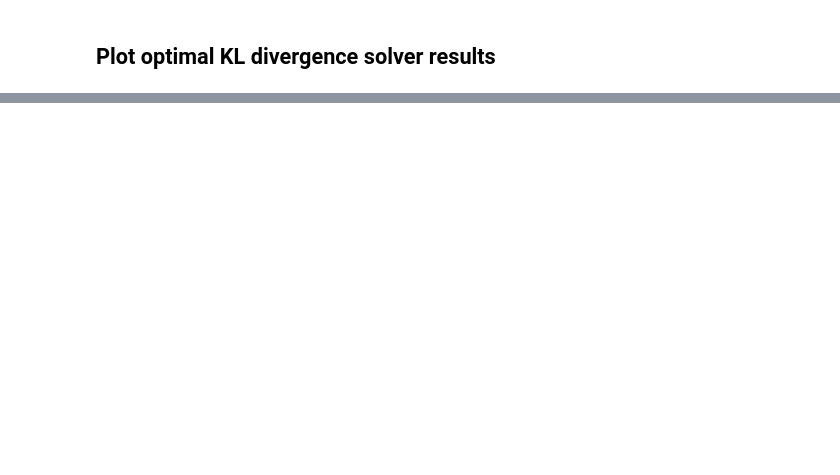
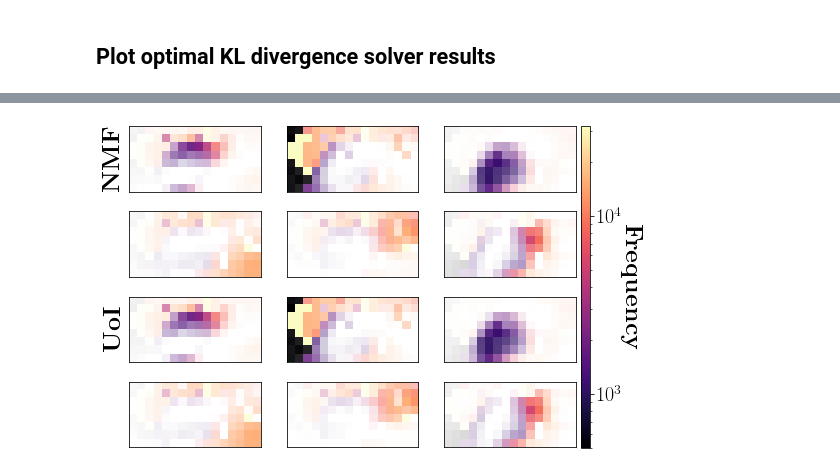
Before and after one commit to BouchardLab/neuroinference, a Jupyter notebook: notebooks/dimensionality_reduction/nmf_analysis.ipynb, the cells around one changed output, grey strips where cells are left out. Drawn from its saved outputs; the diff is of its cells as text; code cells hidden in the pictures; blank space fills up the shorter version.

```diff
--- a/notebooks/dimensionality_reduction/nmf_analysis.ipynb
+++ b/notebooks/dimensionality_reduction/nmf_analysis.ipynb
@@ -376,31 +439,35 @@ plot_ecog_bases(
     ordering=ordering1,
     n_cols=2)
 
 plot_ecog_bases(
     nmf_alt.components_, ecog,
     pref_freqs=pref_frequencies,
     cmap='magma',
     fax=(fig, axes[2:]),
     ordering=ordering2,
     n_cols=2)
 
 
 # create colorbar
 cax = fig.add_axes([ax_bottom_right_x + 0.009,
                     ax_bottom_right_y + 0.005,
                     0.015,
                     ax_top_right_y - ax_bottom_right_y - 0.01])
 mappable = matplotlib.cm.ScalarMappable(
     norm=matplotlib.colors.LogNorm(vmin=ecog.freq_set[0],
                                    vmax=ecog.freq_set[-1]),
     cmap='magma'
 )
 cb = fig.colorbar(mappable, cax=cax)
 cb.ax.tick_params(labelsize=20)
 cb.set_label(r'\textbf{Frequency}',
              fontsize=25,
              rotation=270,
              labelpad=20)
 
 axes[0, 0].set_ylabel(r'\textbf{NMF}')
-axes[1, 0].set_ylabel(r'\textbf{UoI}')
+axes[2, 0].set_ylabel(r'\textbf{UoI}')
+
+plt.savefig('nmf_less_optimal_cd_component_comparison.pdf', bbox_inches='tight')
+# %% [output]
+[figure, added]
```
Also changed, not shown: parts of 15 cells of this notebook, 1 other file.
